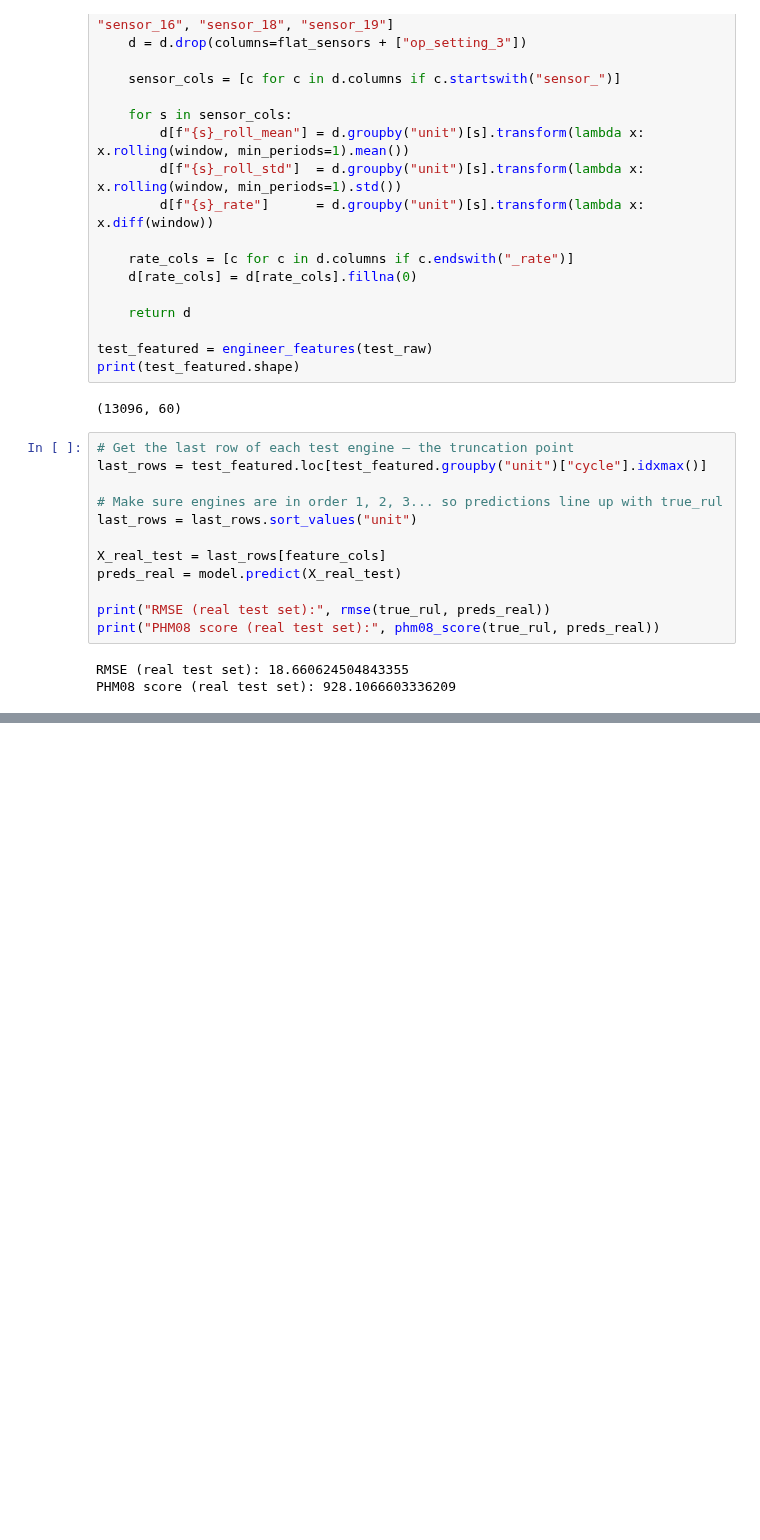
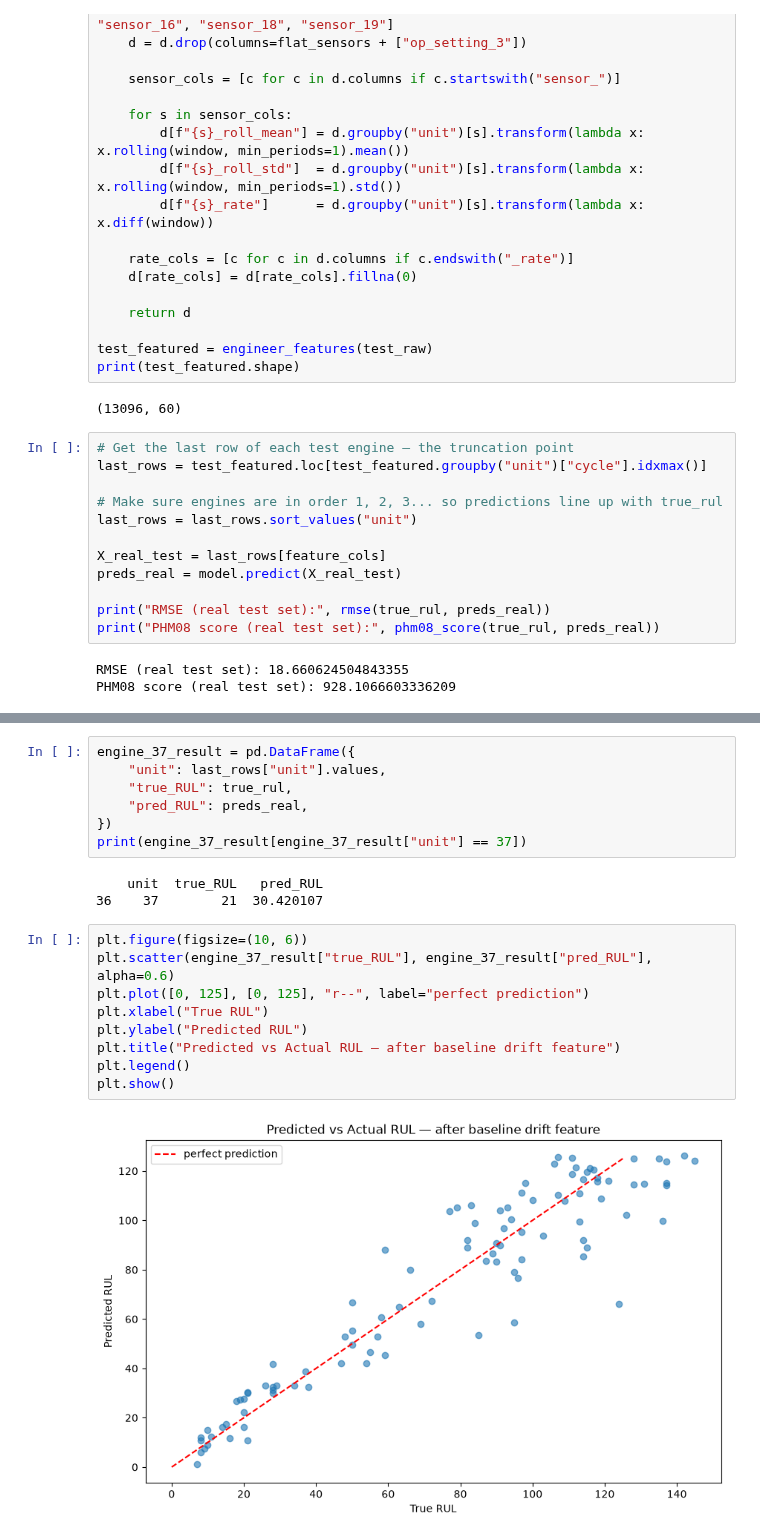
Before and after one commit to JohnBosely/goebel, a Jupyter notebook: notebooks/01_turbine_eda.ipynb, the cells around one changed output, grey strips where cells are left out. Cells and saved outputs as stored; diff of their text form; blank space fills up the shorter version.

```diff
--- a/notebooks/01_turbine_eda.ipynb
+++ b/notebooks/01_turbine_eda.ipynb
@@ -247,0 +395,21 @@ PHM08 score (real test set): 928.1066603336209
+# %%
+engine_37_result = pd.DataFrame({
+    "unit": last_rows["unit"].values,
+    "true_RUL": true_rul,
+    "pred_RUL": preds_real,
+})
+print(engine_37_result[engine_37_result["unit"] == 37])
+# %% [output]
+    unit  true_RUL   pred_RUL
+36    37        21  30.420107
+# %%
+plt.figure(figsize=(10, 6))
+plt.scatter(engine_37_result["true_RUL"], engine_37_result["pred_RUL"], alpha=0.6)
+plt.plot([0, 125], [0, 125], "r--", label="perfect prediction")
+plt.xlabel("True RUL")
+plt.ylabel("Predicted RUL")
+plt.title("Predicted vs Actual RUL — after baseline drift feature")
+plt.legend()
+plt.show()
+# %% [output]
+[figure, added]
```
Also changed, not shown: parts of 29 cells of this notebook.
